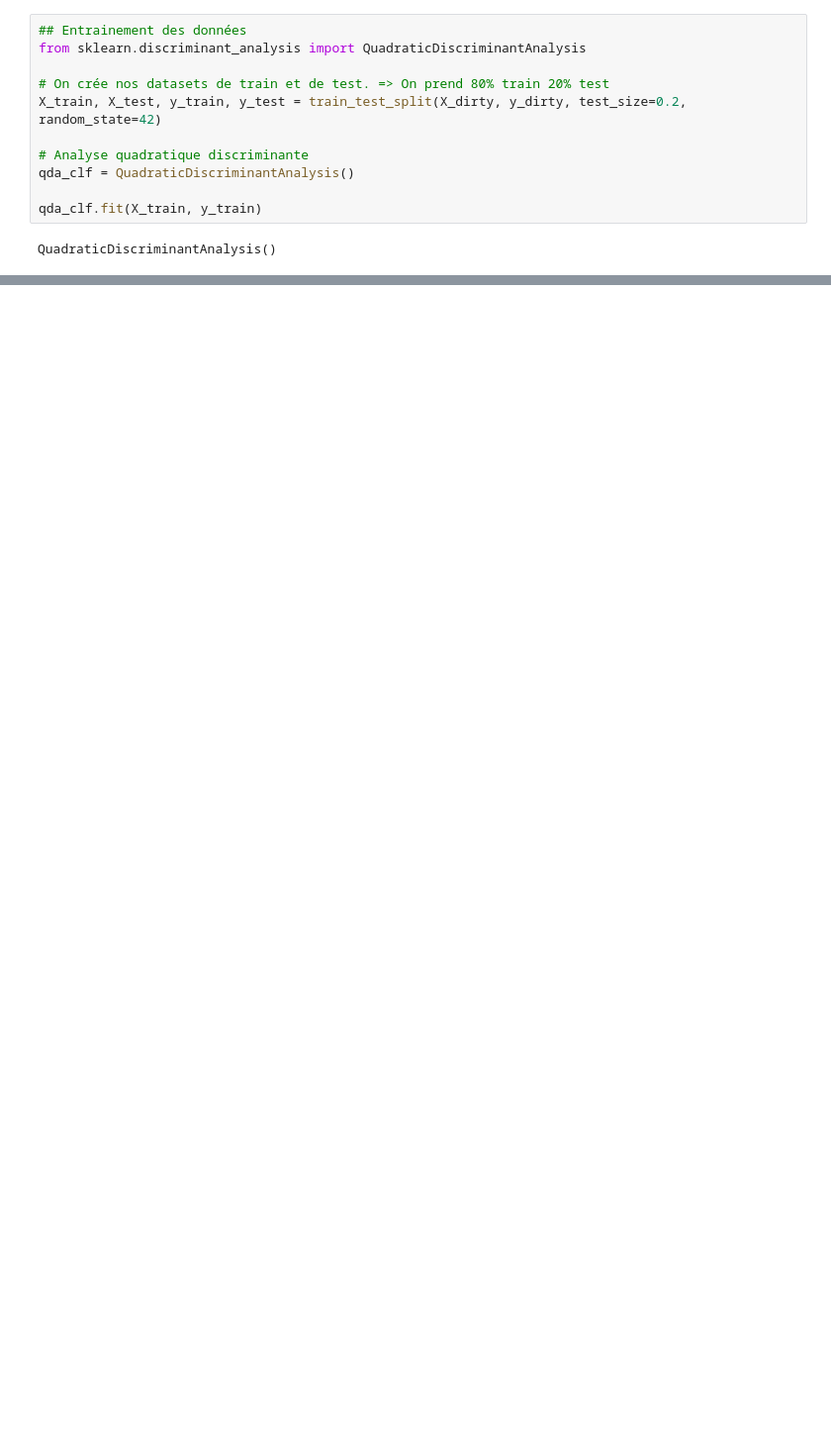
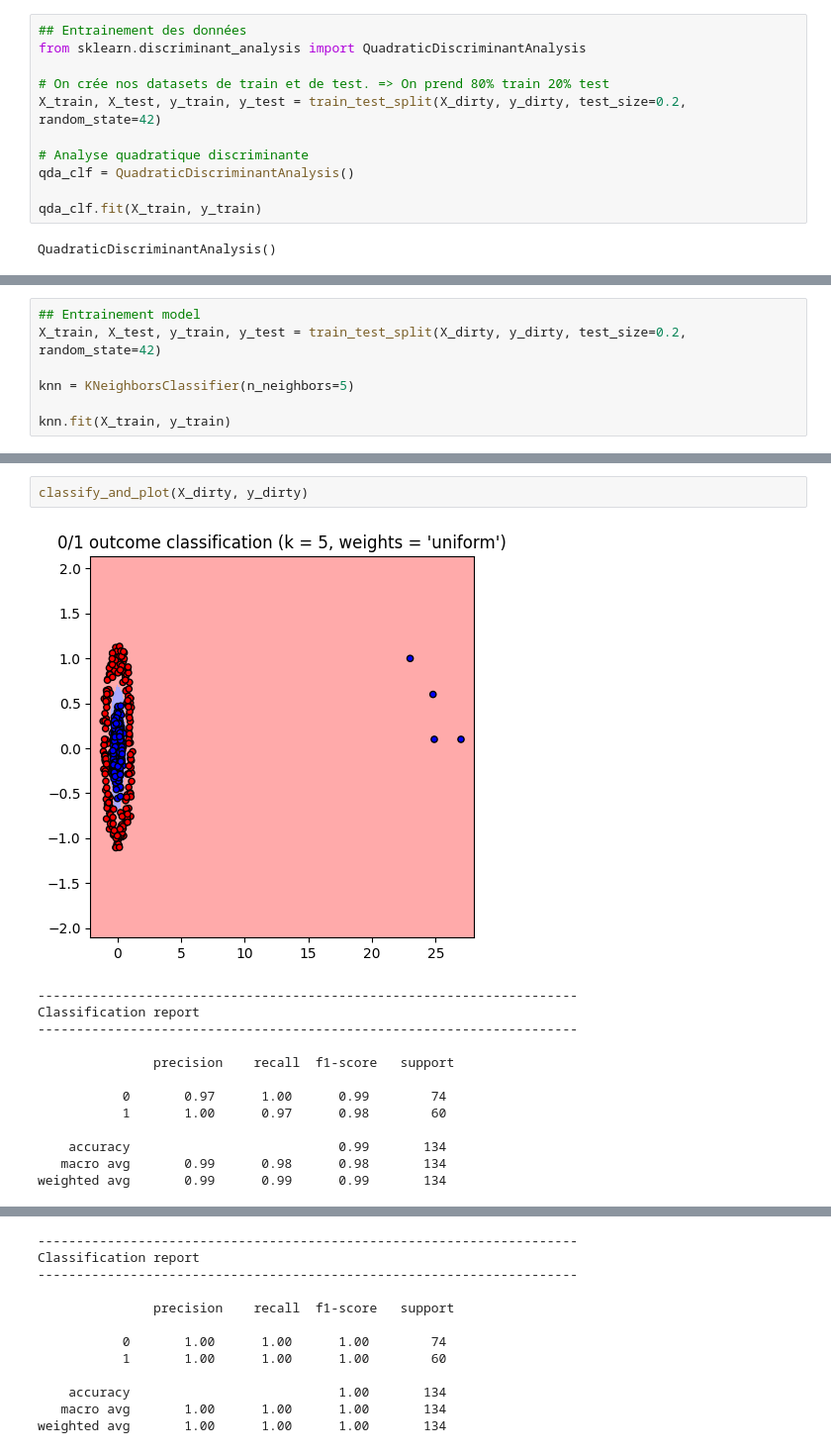
Before and after one commit to Flotauv/Statistic-learning-project, a Jupyter notebook: notebook.ipynb, the cells around one changed output, grey strips where cells are left out. Shown at 99% size. Drawn from its saved outputs; the diff is of its cells as text; blank space fills up the shorter version.

```diff
--- a/notebook.ipynb
+++ b/notebook.ipynb
@@ -119,0 +272,7 @@ TESTTTTT
+# %%
+## Entrainement model
+X_train, X_test, y_train, y_test = train_test_split(X_dirty, y_dirty, test_size=0.2, random_state=42)
+
+knn = KNeighborsClassifier(n_neighbors=5)
+
+knn.fit(X_train, y_train)
@@ -119,0 +332,16 @@ TESTTTTT
+# %%
+classify_and_plot(X_dirty, y_dirty)
+# %% [output]
+[figure, added]
+----------------------------------------------------------------------
+Classification report
+----------------------------------------------------------------------
+
+               precision    recall  f1-score   support
+
+           0       0.97      1.00      0.99        74
+           1       1.00      0.97      0.98        60
+
+    accuracy                           0.99       134
+   macro avg       0.99      0.98      0.98       134
+weighted avg       0.99      0.99      0.99       134
@@ -119,0 +349,12 @@ TESTTTTT
+----------------------------------------------------------------------
+Classification report
+----------------------------------------------------------------------
+
+               precision    recall  f1-score   support
+
+           0       1.00      1.00      1.00        74
+           1       1.00      1.00      1.00        60
+
+    accuracy                           1.00       134
+   macro avg       1.00      1.00      1.00       134
+weighted avg       1.00      1.00      1.00       134
```
Also changed, not shown: parts of 24 cells of this notebook, 2 other files.
